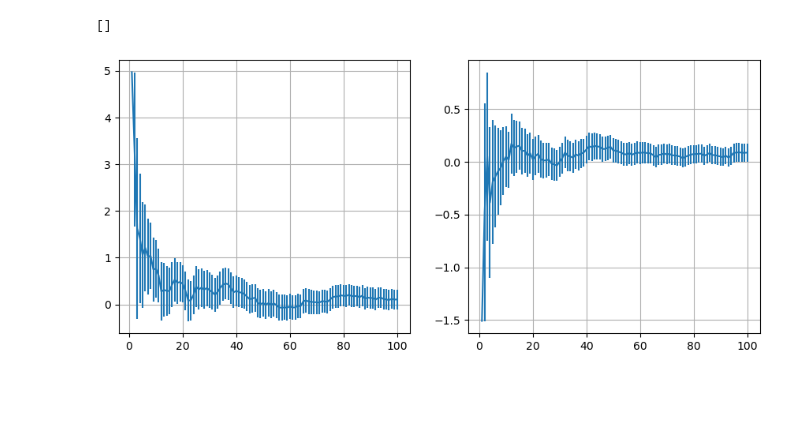
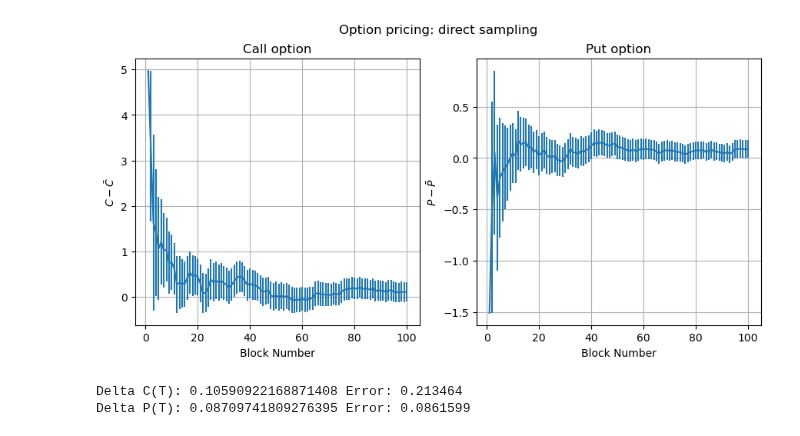
Before and after one commit to YggdrasilUrthr/NSL, a Jupyter notebook: Lab3/Lab3.ipynb, the cells around one changed output. Cells and saved outputs as stored; diff of their text form; code cells hidden in the pictures; blank space fills up the shorter version.

```diff
--- a/Lab3/Lab3.ipynb
+++ b/Lab3/Lab3.ipynb
@@ -0,0 +1,7 @@
+# %%
+import numpy as np
+import matplotlib.pyplot as plt
+
+csv_path = "./CSV/"
+axs_title = ["Call option", "Put option"]
+y_labels = [r"$C-\bar{C}$", r"$P-\bar{P}$"]
@@ -1,22 +29,25 @@
 # %%
-import numpy as np
-import matplotlib.pyplot as plt
-
-csv_path = "./CSV/"
-
 direct_data = np.loadtxt(csv_path + "Ex3_1_dir.csv", delimiter=',')
 direct_data[:,0] = direct_data[:,0] - 14.975790778311286
 direct_data[:,2] = direct_data[:,2] - 5.4595325819072364
 
 fig, axs = plt.subplots(1, 2)
 fig.set_size_inches(10.5, 4.5)
 
 for i in range(0, 4, 2):
 
     axs[int(i / 2)].errorbar(np.arange(1,101,1), direct_data[:,i], yerr=direct_data[:,i+1])
+    axs[int(i / 2)].set_xlabel("Block Number")
+    axs[int(i / 2)].set_ylabel(y_labels[int(i / 2)])
+    axs[int(i / 2)].set_title(axs_title[int(i / 2)])
     axs[int(i / 2)].grid(True)
 
-plt.plot()
+fig.suptitle("Option pricing: direct sampling")
+plt.show()
+
+print("Delta C(T): {}\tError: {}".format(direct_data[-1,0], direct_data[-1,1]))
+print("Delta P(T): {}\tError: {}".format(direct_data[-1,2], direct_data[-1,3]))
 # %% [output]
+[figure, new version]
-[]
+Delta C(T): 0.10590922168871408 Error: 0.213464
+Delta P(T): 0.08709741809276395 Error: 0.0861599
-[figure, old version]
```
Also changed, not shown: parts of 8 cells of this notebook, 3 other files.
